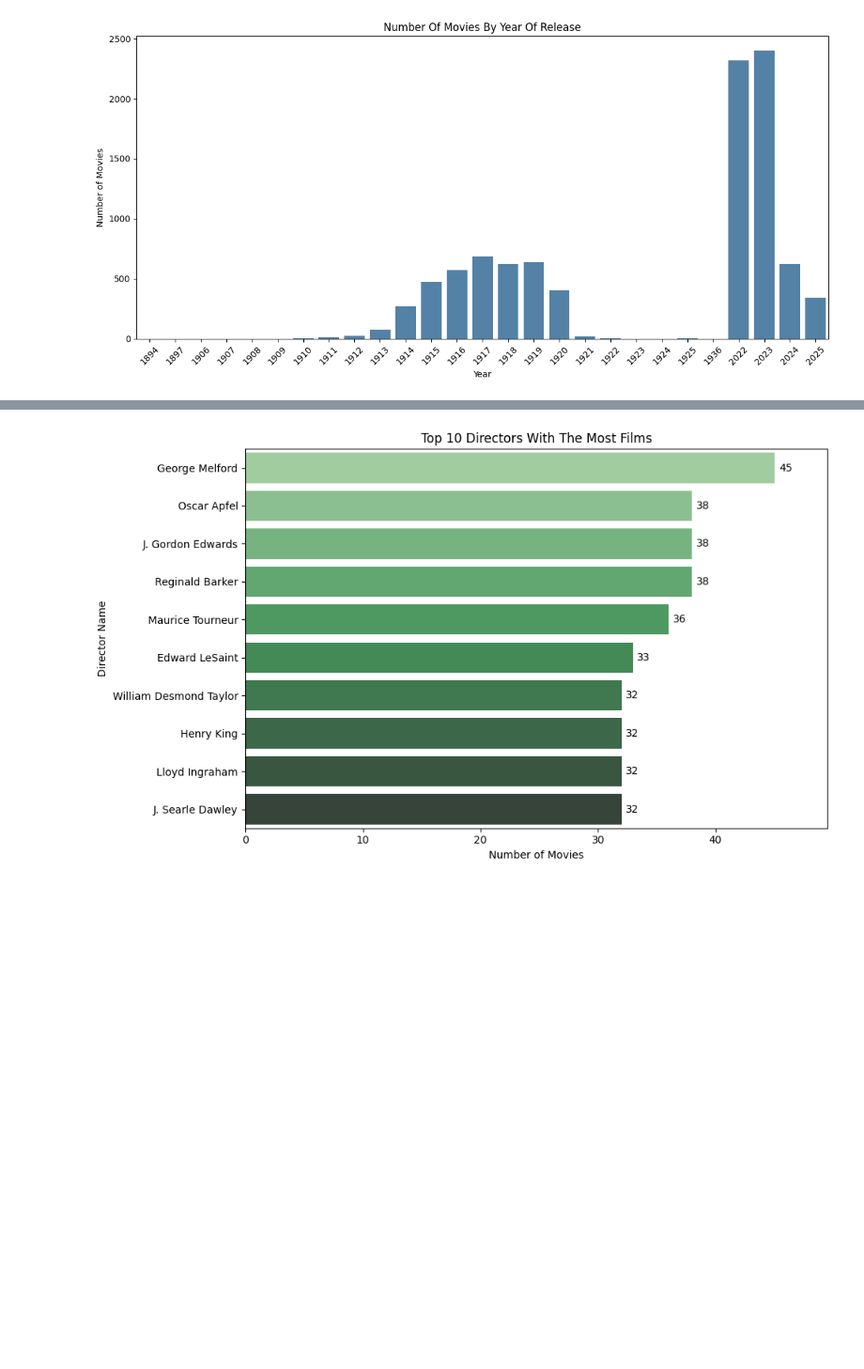
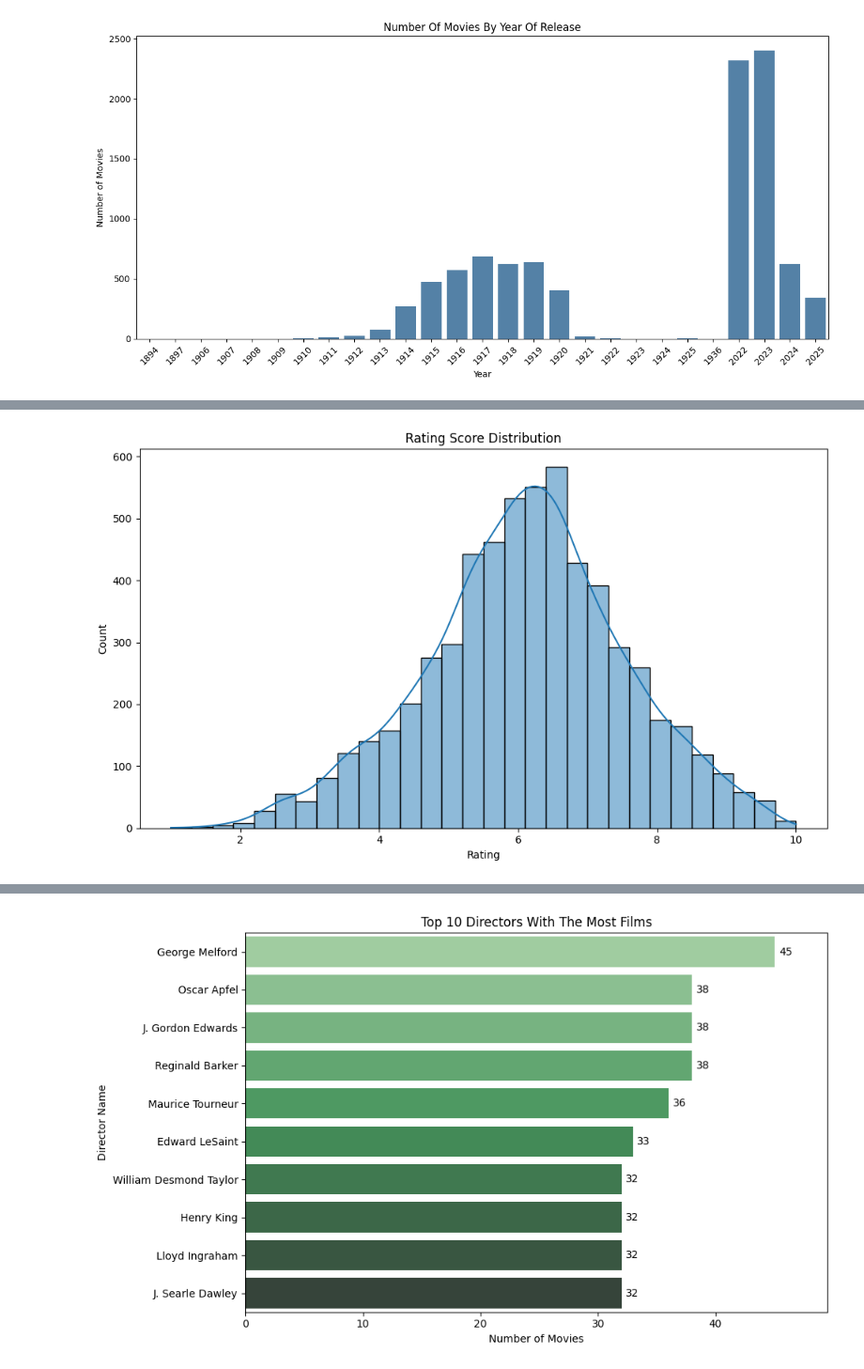
Before and after one commit to phucdm04/Film-Searching, a Jupyter notebook: EDA.ipynb, the cells around one changed output, grey strips where cells are left out. Shown at 94% size. Drawn from its saved outputs; the diff is of its cells as text; code cells hidden in the pictures; blank space fills up the shorter version.

```diff
--- a/EDA.ipynb
+++ b/EDA.ipynb
@@ -196,0 +194,4 @@ dtype: float64
+# %%
+#Rating
+rating_series = df["rating"].dropna()
+rating_series.describe()
@@ -197 +209,11 @@ dtype: float64
+# %%
+plt.figure(figsize=(10, 6))
+sns.histplot(rating_series, bins=30, kde=True)
+plt.title("Rating Score Distribution")
+plt.xlabel("Rating")
+plt.ylabel("Count")
+plt.tight_layout()
+plt.show()
+# %% [output]
+[figure, added]
 # %%
```
Also changed, not shown: parts of 19 cells of this notebook.
